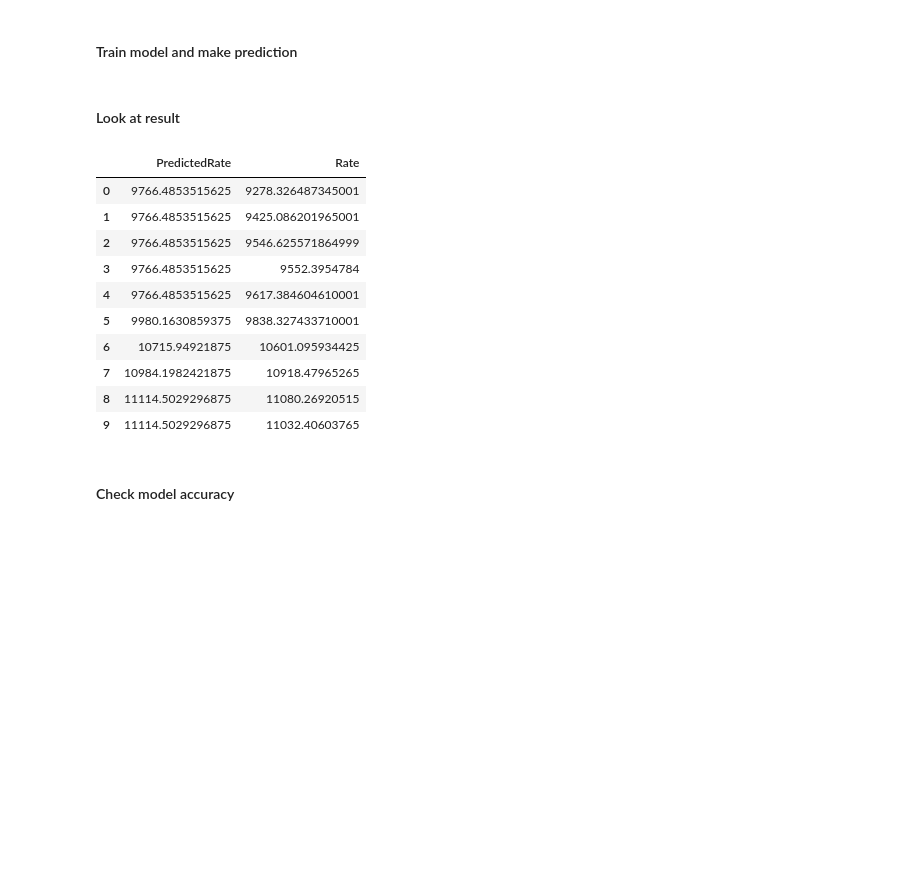
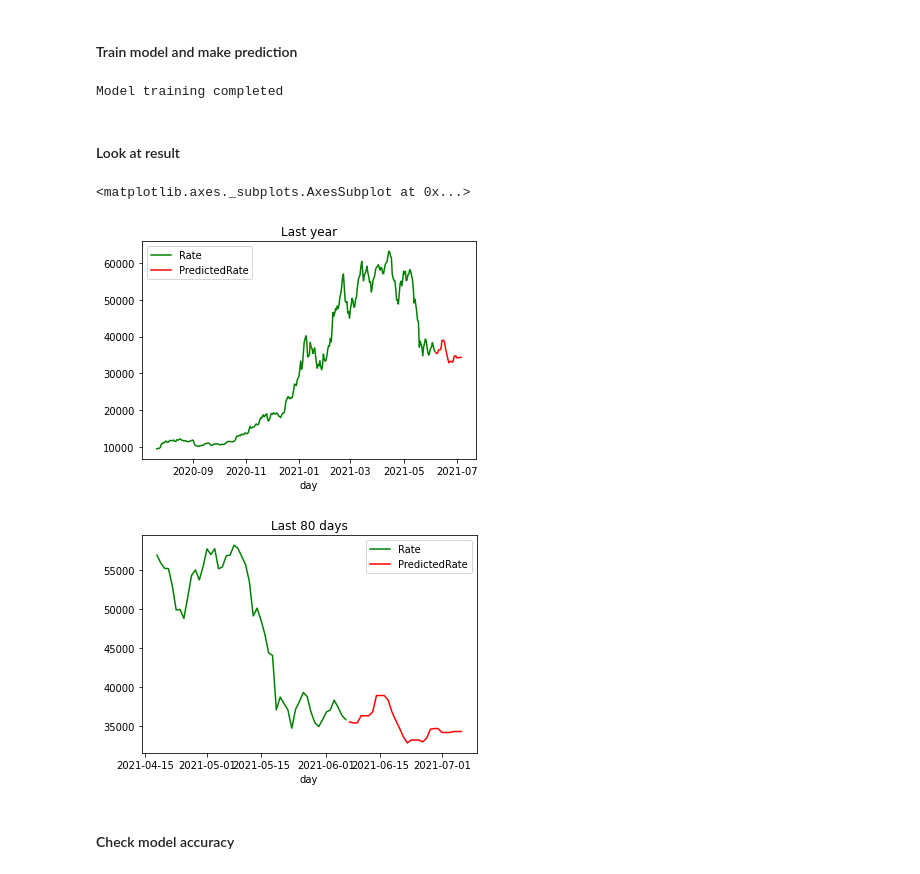
Before and after one commit to danoleg/cryptocurrency-rate-forecasting, a Jupyter notebook: jupyter-notebooks/bitcoin-rate-forecasting.ipynb, the cells around one changed output. Saved outputs shown, nothing was run; the diff lists cells and outputs as text; code cells hidden in the pictures; blank space fills up the shorter version.

Commit message:
move all config from notebook to dockerfile and added prediction charts

```diff
--- a/jupyter-notebooks/bitcoin-rate-forecasting.ipynb
+++ b/jupyter-notebooks/bitcoin-rate-forecasting.ipynb
@@ -79,10 +19,11 @@ cursor = cnxn.cursor()
 ####  Prepare training data, and give a model name
 # %%
 dataTable = 'BitcoinRates'
-dataTablePredict = 'BitcoinRatesResult'
 dataColumn =  'Rate'
 dataColumnPredict = "PredictedRate"
-modelName = "SVR_model" # must be unique
+modelName = "SVR_model3" # must be unique
+train_size=320
+test_size=-30
 # %% [markdown]
 #### Get bitcoin rate history rates
 # %%
@@ -125,31 +69,25 @@ for index, row in last_year_rates.iterrows():
 # %%
 cursor.execute("CREATE MODEL %s PREDICTING (%s)  FROM %s" % (modelName, dataColumn, dataTable))
 cursor.execute("TRAIN MODEL %s FROM %s" % (modelName, dataTable))
-cursor.execute("Create Table %s (%s VARCHAR(100), %s VARCHAR(100))" % (dataTablePredict, dataColumnPredict, dataColumn))
-cursor.execute("INSERT INTO %s SELECT TOP 50 PREDICT(%s) AS %s, %s FROM %s" % (dataTablePredict, modelName, dataColumnPredict, dataColumn, dataTable))
 cnxn.commit()
+print('Model training completed')
+# %% [output]
+Model training completed
 # %%
 # uncomment string if PredictedRate already exist
 # cursor.execute("DROP TABLE %s" % (dataTablePredict))
 # %% [markdown]
 #### Look at result
-# %%
-from IPython.display import display
-
-result = pd.read_sql("SELECT * from %s ORDER BY ID" % dataTablePredict, cnxn)
-result.head(10)
-# %% [output]
-|  | PredictedRate | Rate |
-| 0 | 9766.4853515625 | 9278.326487345001 |
-| 1 | 9766.4853515625 | 9425.086201965001 |
-| 2 | 9766.4853515625 | 9546.625571864999 |
-| 3 | 9766.4853515625 | 9552.3954784 |
-| 4 | 9766.4853515625 | 9617.384604610001 |
-| 5 | 9980.1630859375 | 9838.327433710001 |
-| 6 | 10715.94921875 | 10601.095934425 |
-| 7 | 10984.1982421875 | 10918.47965265 |
-| 8 | 11114.5029296875 | 11080.26920515 |
-| 9 | 11114.5029296875 | 11032.40603765 |
+# %%
+data = pd.read_sql("SELECT %s as Rate, day FROM %s" % (dataColumn, dataTable), cnxn)
+prediction = pd.read_sql("SELECT PREDICT(%s) AS %s, day FROM %s" % (modelName, dataColumnPredict, dataTable), cnxn)
+all_data = data.sort_values(by="day")[0:train_size].merge(prediction[test_size:], on="day", how="outer")
+all_data.plot.line('day', color={'Rate': 'green', 'PredictedRate': 'red'}, title="Last year")
+all_data[-80:].plot.line('day', color={'Rate': 'green', 'PredictedRate': 'red'}, title="Last 80 days")
+# %% [output]
+<matplotlib.axes._subplots.AxesSubplot at 0x...>
+[figure, added]
+[figure, added]
 # %% [markdown]
 #### Check model accuracy
 # %% [markdown]
```
Also changed, not shown: parts of 14 cells of this notebook, 2 other files.
